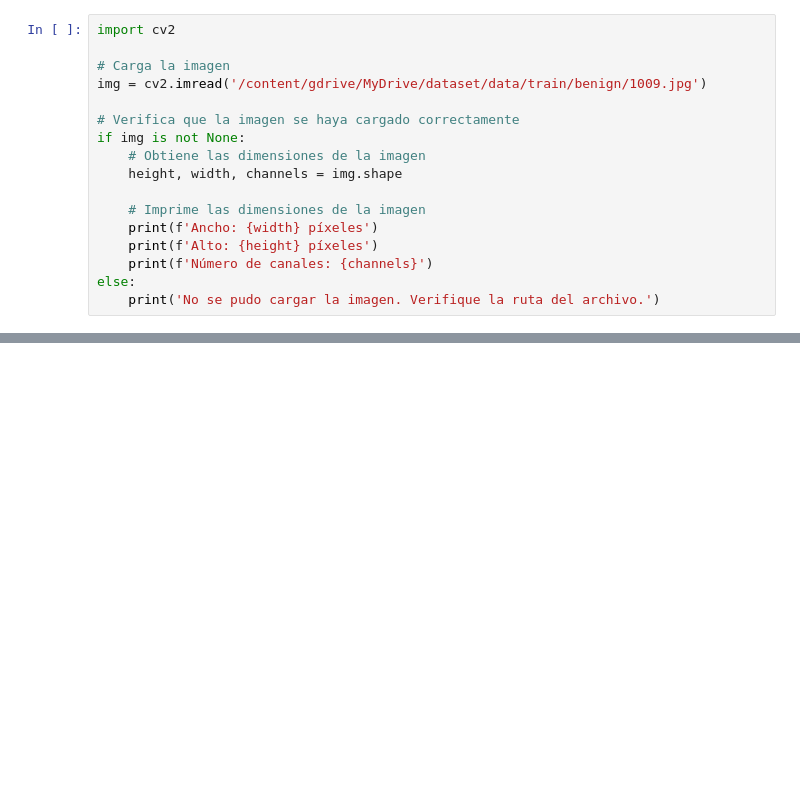
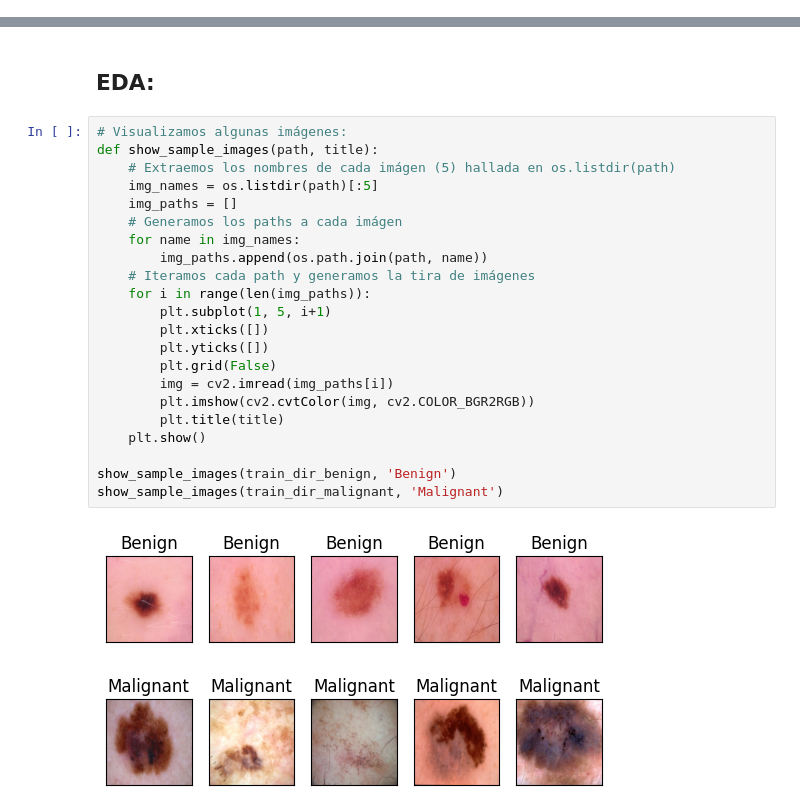
Before and after one commit to gagabriela2787/Grupo16_ISPC, a Jupyter notebook: Grupo16Proyecto.ipynb, the cells around one changed output, grey strips where cells are left out. Drawn from its saved outputs; the diff is of its cells as text; blank space fills up the shorter version.

```diff
--- a/Grupo16Proyecto.ipynb
+++ b/Grupo16Proyecto.ipynb
@@ -175,17 +2,0 @@ print(predict_image(image_path))
-# %%
-import cv2
-
-# Carga la imagen
-img = cv2.imread('/content/gdrive/MyDrive/dataset/data/train/benign/1009.jpg')
-
-# Verifica que la imagen se haya cargado correctamente
-if img is not None:
-    # Obtiene las dimensiones de la imagen
-    height, width, channels = img.shape
-
-    # Imprime las dimensiones de la imagen
-    print(f'Ancho: {width} píxeles')
-    print(f'Alto: {height} píxeles')
-    print(f'Número de canales: {channels}')
-else:
-    print('No se pudo cargar la imagen. Verifique la ruta del archivo.')
@@ -326,0 +64,27 @@ Visualización del entrenamiento: Se grafican las métricas de precisión y pér
+# %% [markdown]
+## **EDA:**
+# %%
+# Visualizamos algunas imágenes:
+def show_sample_images(path, title):
+    # Extraemos los nombres de cada imágen (5) hallada en os.listdir(path)
+    img_names = os.listdir(path)[:5]
+    img_paths = []
+    # Generamos los paths a cada imágen
+    for name in img_names:
+        img_paths.append(os.path.join(path, name))
+    # Iteramos cada path y generamos la tira de imágenes
+    for i in range(len(img_paths)):
+        plt.subplot(1, 5, i+1)
+        plt.xticks([])
+        plt.yticks([])
+        plt.grid(False)
+        img = cv2.imread(img_paths[i])
+        plt.imshow(cv2.cvtColor(img, cv2.COLOR_BGR2RGB))
+        plt.title(title)
+    plt.show()
+
+show_sample_images(train_dir_benign, 'Benign')
+show_sample_images(train_dir_malignant, 'Malignant')
+# %% [output]
+[figure, added]
+[figure, added]
```
Also changed, not shown: parts of 67 cells of this notebook.
